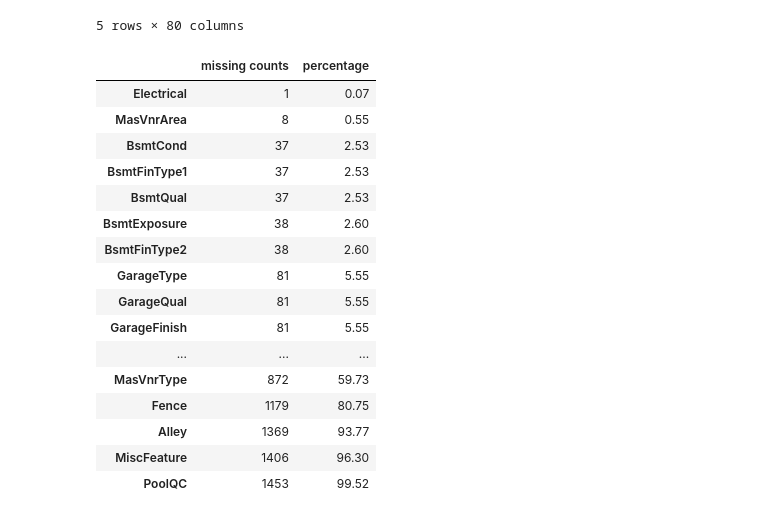
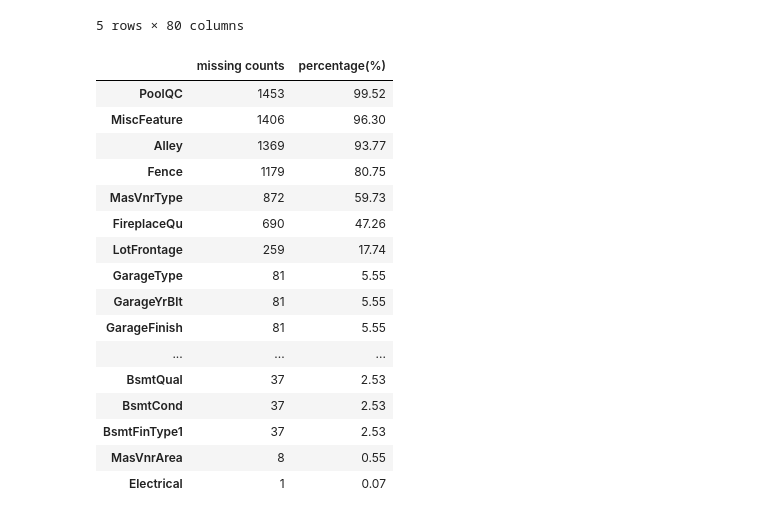
Before and after one commit to Albe036/ML-house-prices, a Jupyter notebook: notebooks/eda_001.ipynb, the cells around one changed output. Saved outputs shown, nothing was run; the diff lists cells and outputs as text; code cells hidden in the pictures.

```diff
--- a/notebooks/eda_001.ipynb
+++ b/notebooks/eda_001.ipynb
@@ -30,25 +31,25 @@ start dimensions: (1460, 80)
 # %%
 missing_data = df_train.isnull().sum()
 missing_data = pd.DataFrame(missing_data[missing_data > 0], columns=['missing counts'])
-missing_data['percentage'] = np.round(missing_data['missing counts'] / df_train.shape[0] * 100, 2)
-missing_data = missing_data.sort_values(by='percentage', ascending=True)
+missing_data['percentage(%)'] = np.round(missing_data['missing counts'] / df_train.shape[0] * 100, 2)
+missing_data = missing_data.sort_values(by='percentage(%)', ascending=False)
 missing_data
 # %% [output]
-|  | missing counts | percentage |
-| Electrical | 1 | 0.07 |
-| MasVnrArea | 8 | 0.55 |
+|  | missing counts | percentage(%) |
+| PoolQC | 1453 | 99.52 |
+| MiscFeature | 1406 | 96.30 |
+| Alley | 1369 | 93.77 |
+| Fence | 1179 | 80.75 |
+| MasVnrType | 872 | 59.73 |
+| FireplaceQu | 690 | 47.26 |
+| LotFrontage | 259 | 17.74 |
+| GarageType | 81 | 5.55 |
+| GarageYrBlt | 81 | 5.55 |
+| GarageFinish | 81 | 5.55 |
+| ... | ... | ... |
+| BsmtQual | 37 | 2.53 |
 | BsmtCond | 37 | 2.53 |
 | BsmtFinType1 | 37 | 2.53 |
-| BsmtQual | 37 | 2.53 |
-| BsmtExposure | 38 | 2.60 |
-| BsmtFinType2 | 38 | 2.60 |
-| GarageType | 81 | 5.55 |
-| GarageQual | 81 | 5.55 |
-| GarageFinish | 81 | 5.55 |
-| ... | ... | ... |
-| MasVnrType | 872 | 59.73 |
-| Fence | 1179 | 80.75 |
-| Alley | 1369 | 93.77 |
-| MiscFeature | 1406 | 96.30 |
-| PoolQC | 1453 | 99.52 |
+| MasVnrArea | 8 | 0.55 |
+| Electrical | 1 | 0.07 |
 # %%
```
Also changed, not shown: parts of 5 cells of this notebook, 1 other file.
